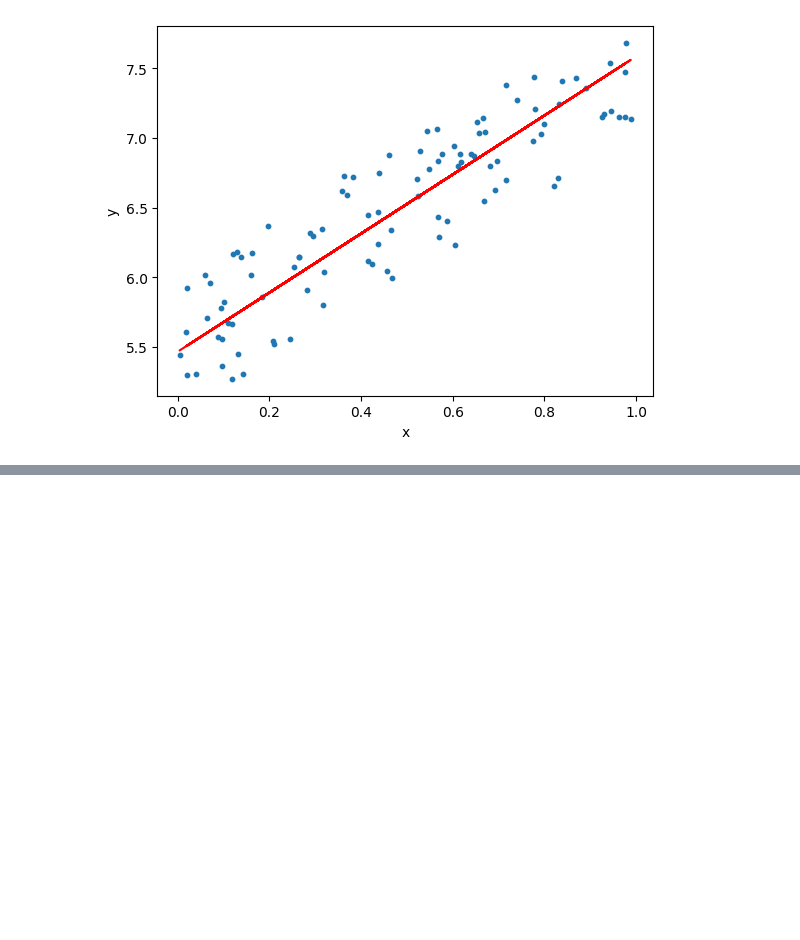
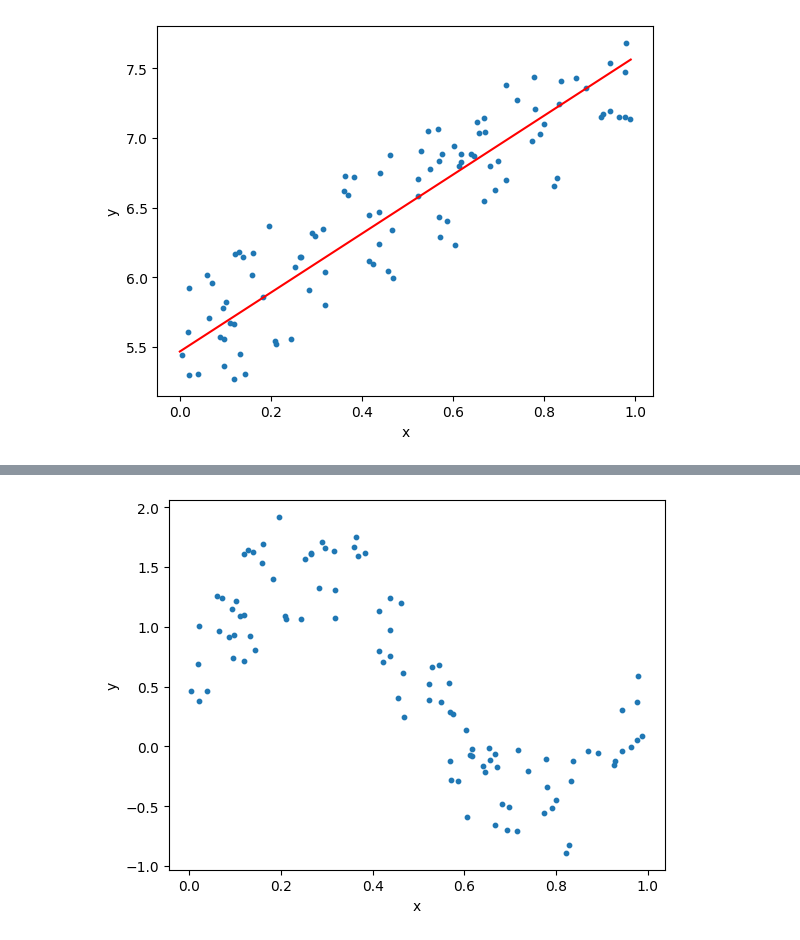
Before and after one commit to KangHoML/DeZero, a Jupyter notebook: progress.ipynb, the cells around one changed output, grey strips where cells are left out. Saved outputs shown, nothing was run; the diff lists cells and outputs as text; code cells hidden in the pictures; blank space fills up the shorter version.

```diff
--- a/progress.ipynb
+++ b/progress.ipynb
@@ -561,7 +561,7 @@ print(W.grad.shape)
 import matplotlib.pyplot as plt
 from dezero import as_variable
 
-def plot_graph(x, y, y_pred=None):
+def plot_graph(x, y, pred=None):
     x = as_variable(x)
     y = as_variable(y)
 
@@ -569,9 +569,10 @@ def plot_graph(x, y, y_pred=None):
     plt.xlabel('x')
     plt.ylabel('y')
 
-    if y_pred is not None:
-        y_pred = as_variable(y_pred)
-        plt.plot(x.data, y_pred.data, color='r')
+    if pred is not None:
+        t = np.arange(0, 1, .01)[:, np.newaxis]
+        y_pred = pred(t)
+        plt.plot(t, y_pred.data, color='r')
 
     plt.show()
 # %%
@@ -619,0 +625,10 @@ plot_graph(x, y, y_pred)
+# %%
+import numpy as np
+
+np.random.seed(0)
+x = np.random.rand(100, 1)
+y = np.sin(2 * np.pi * x) + np.random.rand(100, 1)
+
+plot_graph(x, y)
+# %% [output]
+[figure, added]
```
Also changed, not shown: parts of 5 cells of this notebook, 1 other file.
